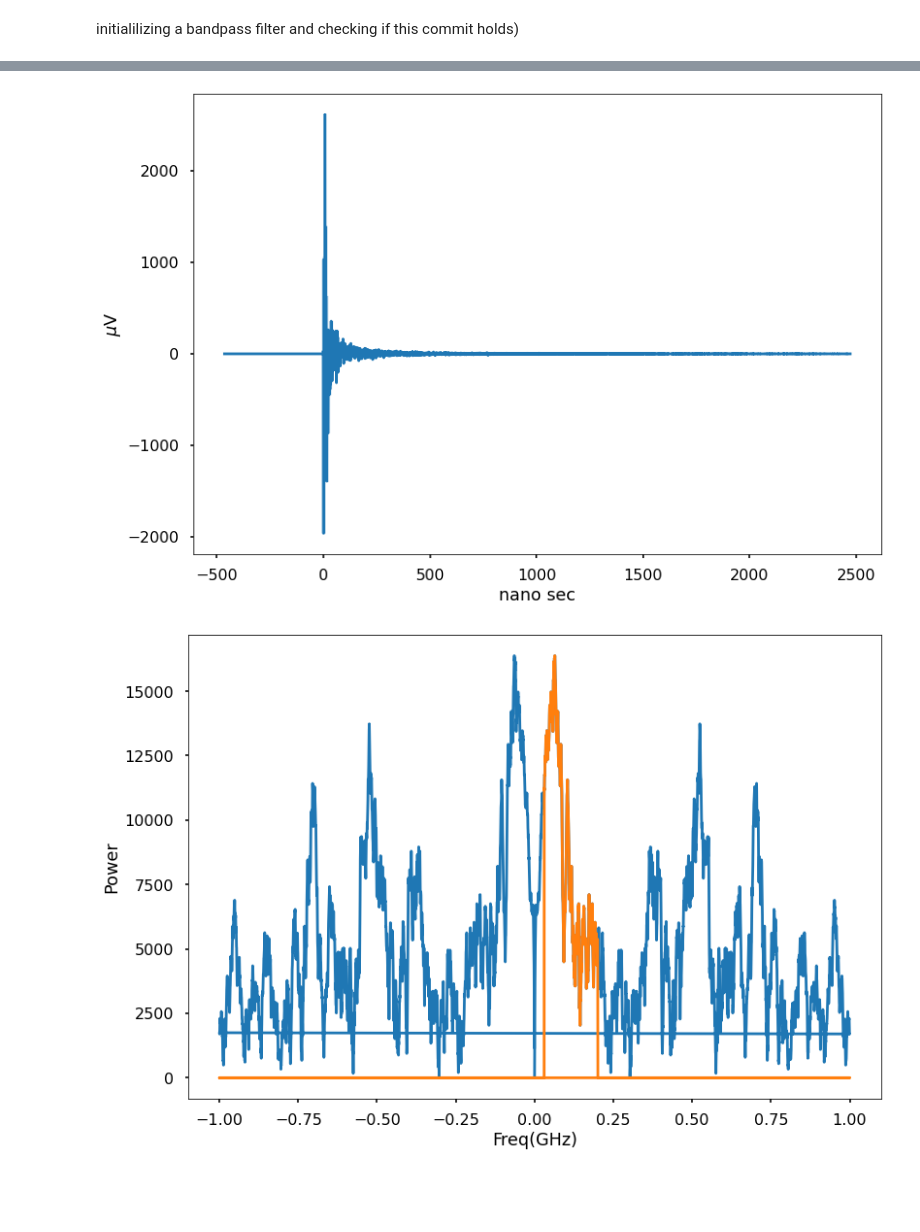
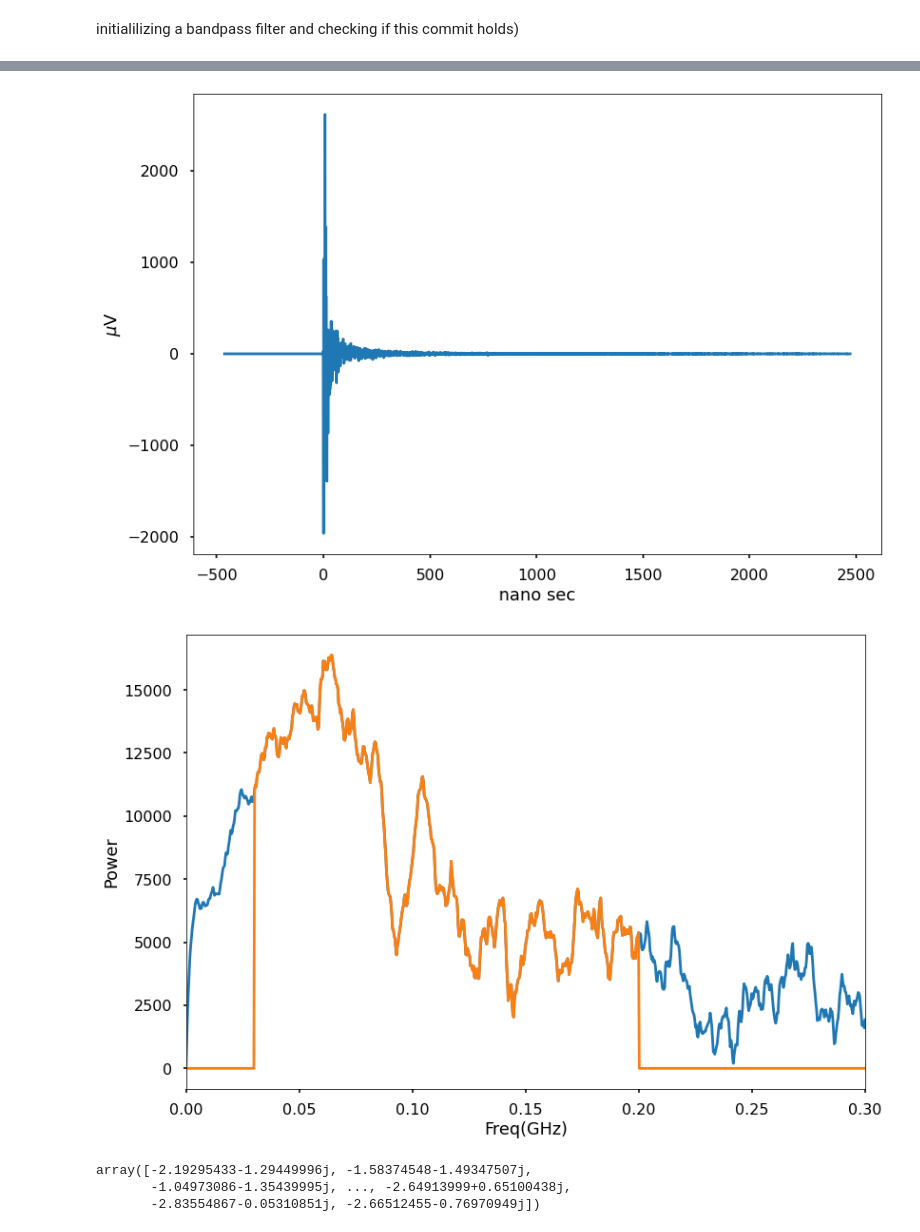
Before and after one commit to abwembya/Filtsim, a Jupyter notebook: filtband.ipynb, the cells around one changed output, grey strips where cells are left out. Saved outputs shown, nothing was run; the diff lists cells and outputs as text; code cells hidden in the pictures; blank space fills up the shorter version.

```diff
--- a/filtband.ipynb
+++ b/filtband.ipynb
@@ -237,15 +196,3 @@ while i < int(len(time)+1):
 print(stats.mode(diff2)) #calculating the average time between time intervals in  nano seconds
 # %% [output]
 ModeResult(mode=array([0.5], dtype=float32), count=array([1]))
-# %%
-from scipy import stats
-time=np.array(ev.antennas[0].t)
-diff=[]
-i=1
-while i < int(len(time)+1):
-    diff2=time[i+1]-time[i]
-    np.append(diff,diff2)
-    if i == int(len(time)-2):
-        break
-    i += 1
-print(stats.describe(diff2)) #calculating the average time between time intervals in  nano seconds
@@ -313,45 +261,50 @@ plot()
 # %%
+y_recon=[]
 def squarband():
     data=np.array(ev.antennas[0].Ey)
     N=data.size
     time=ev.antennas[0].t
     dt= time[1]-time[0]# interval between steps
-    T = 1.0/dt
-    yf=np.fft.fft(data)
-    xf =np.fft.fftfreq(N, 1/T)#[:round(N/2+1)]
+    yf=fft(data)
+    xf =fftfreq(N, dt)#[:round(N/2+1)]
+    freq=np.linspace(0,1/dt,N)
 
-    x_rel_plot2=[]
+    y_rel_plot=[]
     for index in range(len(xf)):
-        if 0.03<xf[index-1]<0.2:
-            x_rel_plot2=np.append(x_rel_plot2,yf[index])
+        if 0.03<xf[index]<0.2:
+            y_rel_plot=np.append(y_rel_plot,yf[index])
         else:
-            x_rel_plot2=np.append(x_rel_plot2,0)
+            y_rel_plot=np.append(y_rel_plot,0)
     index+=1
 
-    y_recon2=np.fft.ifft(x_rel_plot2)
+    y_recon=np.fft.ifft(y_rel_plot)
 
     plt.style.use('seaborn-poster')
 
     plt.plot(time,data,'-')
     plt.xlabel('nano sec')
     plt.ylabel('$\mu$V')
     plt.show()
-    plt.plot(xf,abs(yf))
+    plt.plot(freq,abs(yf))
     plt.ylabel('Power')
     plt.xlabel('Freq(GHz)')
-    #plt.plot(xf,yf,'-')
     #plt.show()
-    plt.plot(xf,abs(x_rel_plot2),'-')
+    plt.plot(freq,abs(y_rel_plot),'-')
     plt.ylabel('Power')
     plt.xlabel('Freq(GHz)')
-    #plt.xlim(0,0.1)
+    plt.xlim(0,0.3)
     plt.show()
-    plt.plot(time,y_recon2,'-')
+
+    plt.plot(time,y_recon,'-')
     plt.xlabel('nano sec')
     plt.ylabel('$\mu$V')
+    return y_recon
 
 squarband()
 # %% [output]
 [figure]
-[figure, old version]
+[figure, new version]
+array([-2.19295433-1.29449996j, -1.58374548-1.49347507j,
+       -1.04973086-1.35439995j, ..., -2.64913999+0.65100438j,
+       -2.83554867-0.05310851j, -2.66512455-0.76970949j])
 [figure]
```
Also changed, not shown: parts of 9 cells of this notebook.
